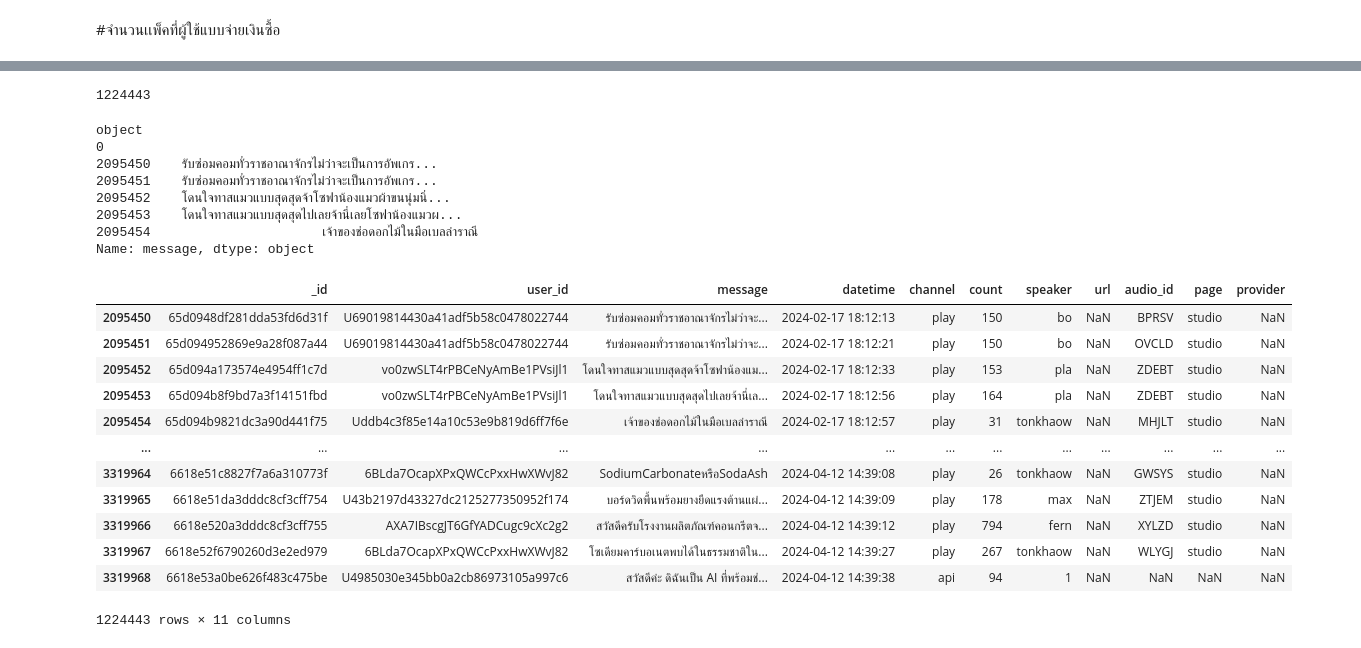
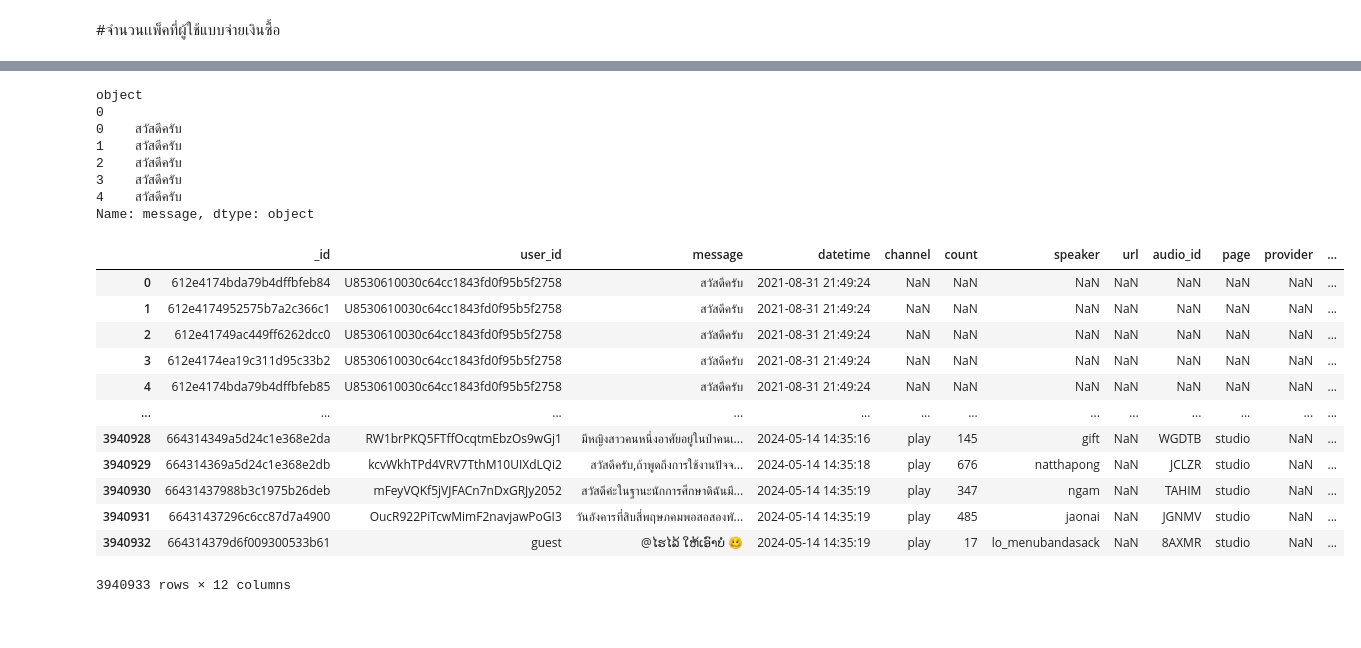
Before and after one commit to Passakorn-V/DS_Sprint_Botnoi, a Jupyter notebook: Sprint3.ipynb, the cells around one changed output, grey strips where cells are left out. Cells and saved outputs as stored; diff of their text form; code cells hidden in the pictures.

```diff
--- a/Sprint3.ipynb
+++ b/Sprint3.ipynb
@@ -941,41 +762,37 @@ len(df_msg)
-# %%
-len(df_msg2)
-# %% [output]
-1224443
 # %%
 
 # ตรวจสอบประเภทข้อมูล
-print(df_msg2['message'].dtypes)
+print(df_msg['message'].dtypes)
 
 # ตรวจสอบค่า null
-print(df_msg2['message'].isnull().sum())
+print(df_msg['message'].isnull().sum())
 
 # ตรวจสอบตัวอย่างข้อมูล
-print(df_msg2['message'].head())
+print(df_msg['message'].head())
 
-df_msg2
+df_msg
 # %% [output]
 object
 0
-2095450    รับซ่อมคอมทั่วราชอาณาจักรไม่ว่าจะเป็นการอัพเกร...
-2095451    รับซ่อมคอมทั่วราชอาณาจักรไม่ว่าจะเป็นการอัพเกร...
-2095452    โดนใจทาสแมวแบบสุดสุดจ้าโซฟาน้องแมวผ้าขนนุ่มนิ่...
-2095453    โดนใจทาสแมวแบบสุดสุดไปเลยจ้านี่เลยโซฟาน้องแมวผ...
-2095454                      เจ้าของช่อดอกไม้ในมือเบลล่าราณี
+0    สวัสดีครับ
+1    สวัสดีครับ
+2    สวัสดีครับ
+3    สวัสดีครับ
+4    สวัสดีครับ
 Name: message, dtype: object
-|  | _id | user_id | message | datetime | channel | count | speaker | url | audio_id | page | provider |
-| 2095450 | 65d0948df281dda53fd6d31f | U69019814430a41adf5b58c0478022744 | รับซ่อมคอมทั่วราชอาณาจักรไม่ว่าจะ... | 2024-02-17 18:12:13 | play | 150 | bo | NaN | BPRSV | studio | NaN |
-| 2095451 | 65d094952869e9a28f087a44 | U69019814430a41adf5b58c0478022744 | รับซ่อมคอมทั่วราชอาณาจักรไม่ว่าจะ... | 2024-02-17 18:12:21 | play | 150 | bo | NaN | OVCLD | studio | NaN |
-| 2095452 | 65d094a173574e4954ff1c7d | vo0zwSLT4rPBCeNyAmBe1PVsiJl1 | โดนใจทาสแมวแบบสุดสุดจ้าโซฟาน้องแม... | 2024-02-17 18:12:33 | play | 153 | pla | NaN | ZDEBT | studio | NaN |
-| 2095453 | 65d094b8f9bd7a3f14151fbd | vo0zwSLT4rPBCeNyAmBe1PVsiJl1 | โดนใจทาสแมวแบบสุดสุดไปเลยจ้านี่เล... | 2024-02-17 18:12:56 | play | 164 | pla | NaN | ZDEBT | studio | NaN |
-| 2095454 | 65d094b9821dc3a90d441f75 | Uddb4c3f85e14a10c53e9b819d6ff7f6e | เจ้าของช่อดอกไม้ในมือเบลล่าราณี | 2024-02-17 18:12:57 | play | 31 | tonkhaow | NaN | MHJLT | studio | NaN |
-| ... | ... | ... | ... | ... | ... | ... | ... | ... | ... | ... | ... |
-| 3319964 | 6618e51c8827f7a6a310773f | 6BLda7OcapXPxQWCcPxxHwXWvJ82 | SodiumCarbonateหรือSodaAsh | 2024-04-12 14:39:08 | play | 26 | tonkhaow | NaN | GWSYS | studio | NaN |
-| 3319965 | 6618e51da3dddc8cf3cff754 | U43b2197d43327dc2125277350952f174 | บอร์ดวิดพื้นพร้อมยางยืดแรงต้านแผ่... | 2024-04-12 14:39:09 | play | 178 | max | NaN | ZTJEM | studio | NaN |
-| 3319966 | 6618e520a3dddc8cf3cff755 | AXA7IBscgJT6GfYADCugc9cXc2g2 | สวัสดีครับโรงงานผลิตภัณฑ์คอนกรีตจ... | 2024-04-12 14:39:12 | play | 794 | fern | NaN | XYLZD | studio | NaN |
-| 3319967 | 6618e52f6790260d3e2ed979 | 6BLda7OcapXPxQWCcPxxHwXWvJ82 | โซเดียมคาร์บอเนตพบได้ในธรรมชาติใน... | 2024-04-12 14:39:27 | play | 267 | tonkhaow | NaN | WLYGJ | studio | NaN |
-| 3319968 | 6618e53a0be626f483c475be | U4985030e345bb0a2cb86973105a997c6 | สวัสดีค่ะ ดิฉันเป็น AI ที่พร้อมช่... | 2024-04-12 14:39:38 | api | 94 | 1 | NaN | NaN | NaN | NaN |
+|  | _id | user_id | message | datetime | channel | count | speaker | url | audio_id | page | provider | ... |
+| 0 | 612e4174bda79b4dffbfeb84 | U8530610030c64cc1843fd0f95b5f2758 | สวัสดีครับ | 2021-08-31 21:49:24 | NaN | NaN | NaN | NaN | NaN | NaN | NaN | ... |
+| 1 | 612e4174952575b7a2c366c1 | U8530610030c64cc1843fd0f95b5f2758 | สวัสดีครับ | 2021-08-31 21:49:24 | NaN | NaN | NaN | NaN | NaN | NaN | NaN | ... |
+| 2 | 612e41749ac449ff6262dcc0 | U8530610030c64cc1843fd0f95b5f2758 | สวัสดีครับ | 2021-08-31 21:49:24 | NaN | NaN | NaN | NaN | NaN | NaN | NaN | ... |
+| 3 | 612e4174ea19c311d95c33b2 | U8530610030c64cc1843fd0f95b5f2758 | สวัสดีครับ | 2021-08-31 21:49:24 | NaN | NaN | NaN | NaN | NaN | NaN | NaN | ... |
+| 4 | 612e4174bda79b4dffbfeb85 | U8530610030c64cc1843fd0f95b5f2758 | สวัสดีครับ | 2021-08-31 21:49:24 | NaN | NaN | NaN | NaN | NaN | NaN | NaN | ... |
+| ... | ... | ... | ... | ... | ... | ... | ... | ... | ... | ... | ... | ... |
+| 3940928 | 664314349a5d24c1e368e2da | RW1brPKQ5FTffOcqtmEbzOs9wGj1 | มีหญิงสาวคนหนึ่งอาศัยอยู่ในป่าคนเ... | 2024-05-14 14:35:16 | play | 145 | gift | NaN | WGDTB | studio | NaN | ... |
+| 3940929 | 664314369a5d24c1e368e2db | kcvWkhTPd4VRV7TthM10UIXdLQi2 | สวัสดีครับ,ถ้าพูดถึงการใช้งานปัจจ... | 2024-05-14 14:35:18 | play | 676 | natthapong | NaN | JCLZR | studio | NaN | ... |
+| 3940930 | 66431437988b3c1975b26deb | mFeyVQKf5jVJFACn7nDxGRJy2052 | สวัสดีค่ะในฐานะนักการศึกษาดิฉันมี... | 2024-05-14 14:35:19 | play | 347 | ngam | NaN | TAHIM | studio | NaN | ... |
+| 3940931 | 66431437296c6cc87d7a4900 | OucR922PiTcwMimF2navjawPoGI3 | วันอังคารที่สิบสี่พฤษภคมพอสอสองพั... | 2024-05-14 14:35:19 | play | 485 | jaonai | NaN | JGNMV | studio | NaN | ... |
+| 3940932 | 664314379d6f009300533b61 | guest | @ໄຮໄລ້ ໃຫ້ເອົາບໍ່ 🥴 | 2024-05-14 14:35:19 | play | 17 | lo_menubandasack | NaN | 8AXMR | studio | NaN | ... |
-1224443 rows × 11 columns
+3940933 rows × 12 columns
 # %%
 import plotly.express as px
 
```
Also changed, not shown: parts of 49 cells of this notebook.
